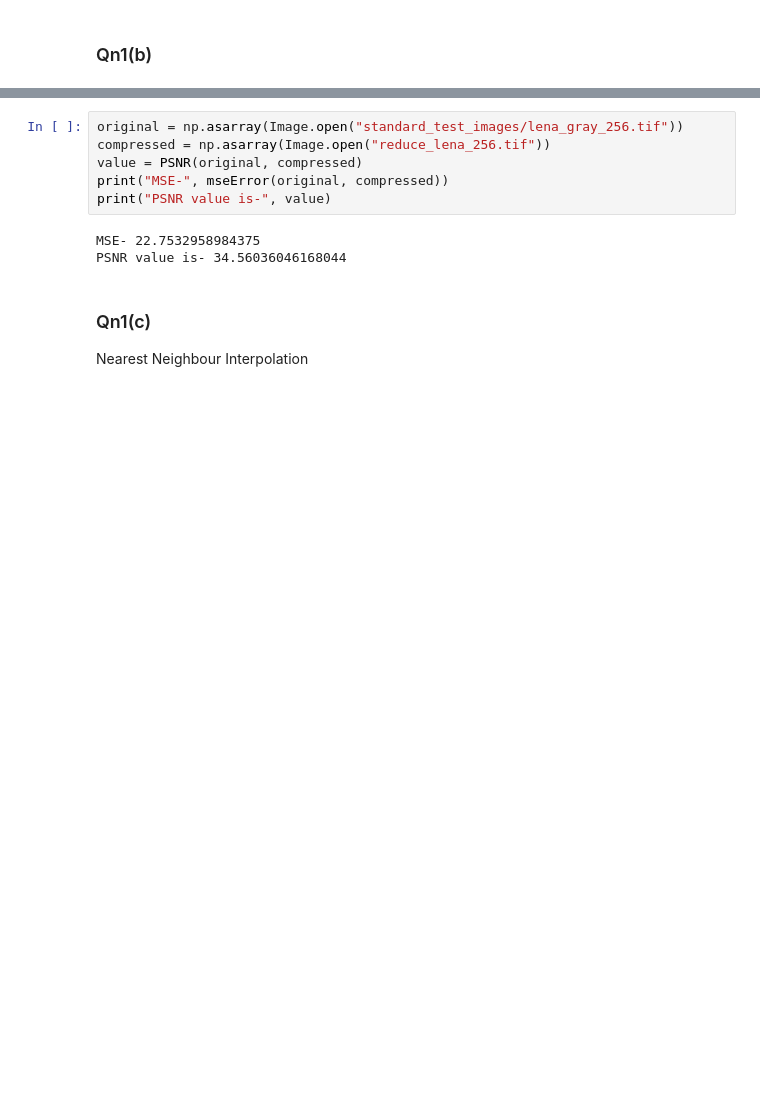
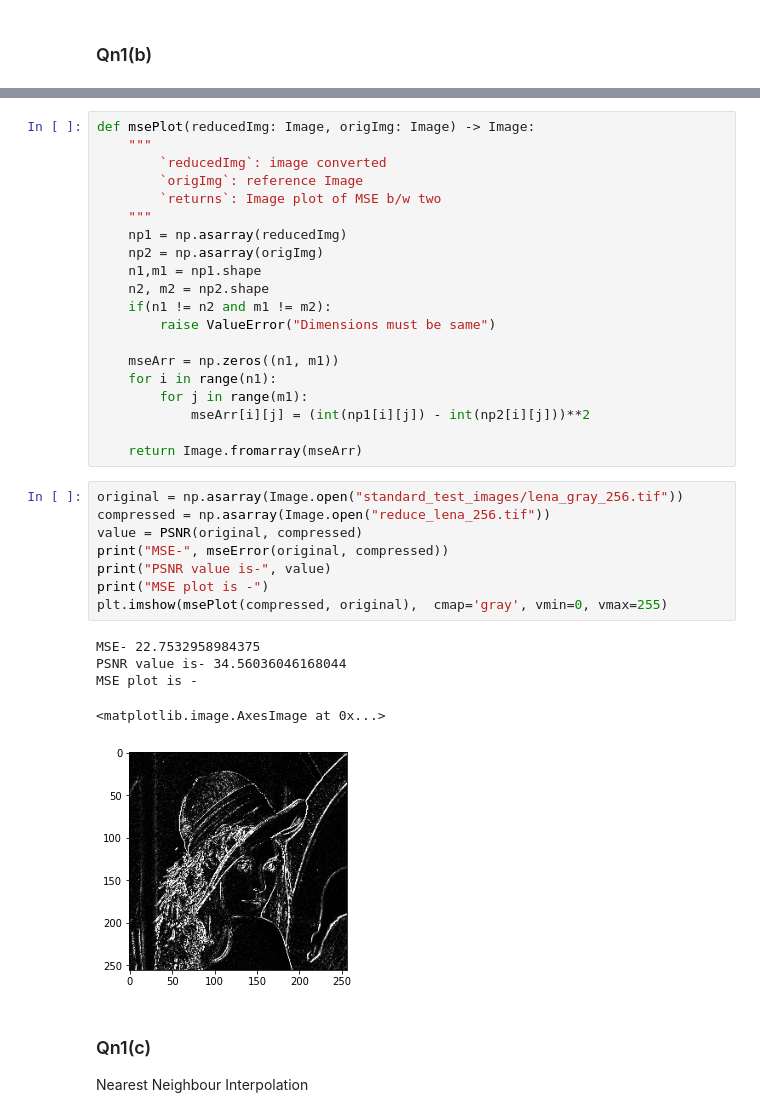
Before and after one commit to sam6134/Computer-Vision, a Jupyter notebook: Assignment-1/assignment1.ipynb, the cells around one changed output, grey strips where cells are left out. Saved outputs shown, nothing was run; the diff lists cells and outputs as text; blank space fills up the shorter version.

```diff
--- a/Assignment-1/assignment1.ipynb
+++ b/Assignment-1/assignment1.ipynb
@@ -23,15 +35,40 @@ def PSNR(original, compressed):
     max_pixel = 255.0
     psnr = 20 * log10(max_pixel / sqrt(mse))
     return psnr
+# %%
+def msePlot(reducedImg: Image, origImg: Image) -> Image:
+    """
+        `reducedImg`: image converted
+        `origImg`: reference Image
+        `returns`: Image plot of MSE b/w two
+    """
+    np1 = np.asarray(reducedImg)
+    np2 = np.asarray(origImg)
+    n1,m1 = np1.shape
+    n2, m2 = np2.shape
+    if(n1 != n2 and m1 != m2):
+        raise ValueError("Dimensions must be same")
+
+    mseArr = np.zeros((n1, m1))
+    for i in range(n1):
+        for j in range(m1):
+            mseArr[i][j] = (int(np1[i][j]) - int(np2[i][j]))**2
+
+    return Image.fromarray(mseArr)
 # %%
 original = np.asarray(Image.open("standard_test_images/lena_gray_256.tif"))
 compressed = np.asarray(Image.open("reduce_lena_256.tif"))
 value = PSNR(original, compressed)
 print("MSE-", mseError(original, compressed))
 print("PSNR value is-", value)
+print("MSE plot is -")
+plt.imshow(msePlot(compressed, original),  cmap='gray', vmin=0, vmax=255)
 # %% [output]
 MSE- 22.7532958984375
 PSNR value is- 34.56036046168044
+MSE plot is -
+<matplotlib.image.AxesImage at 0x...>
+[figure, added]
 # %% [markdown]
 ### Qn1(c)
 Nearest Neighbour Interpolation
```
Also changed, not shown: parts of 20 cells of this notebook.
